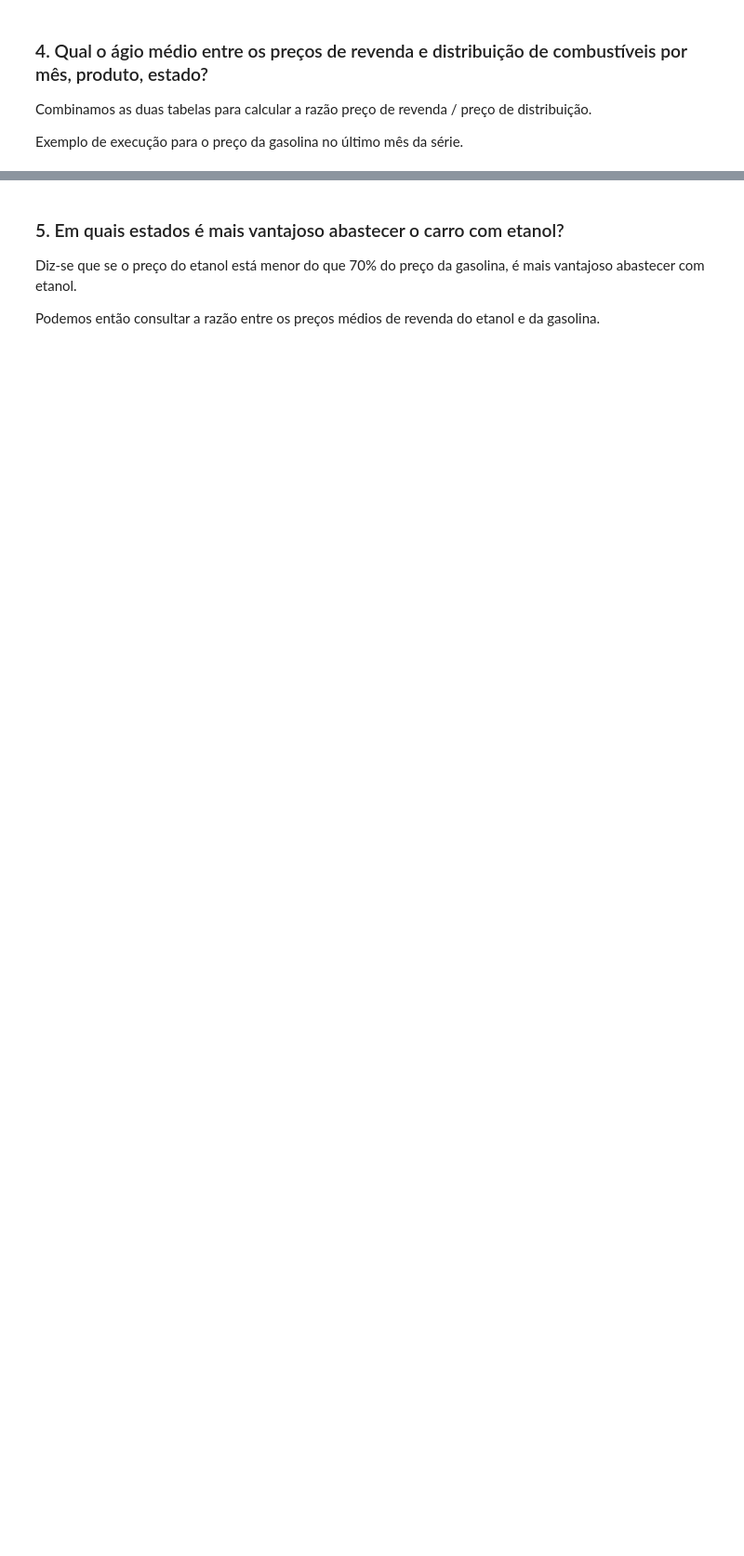
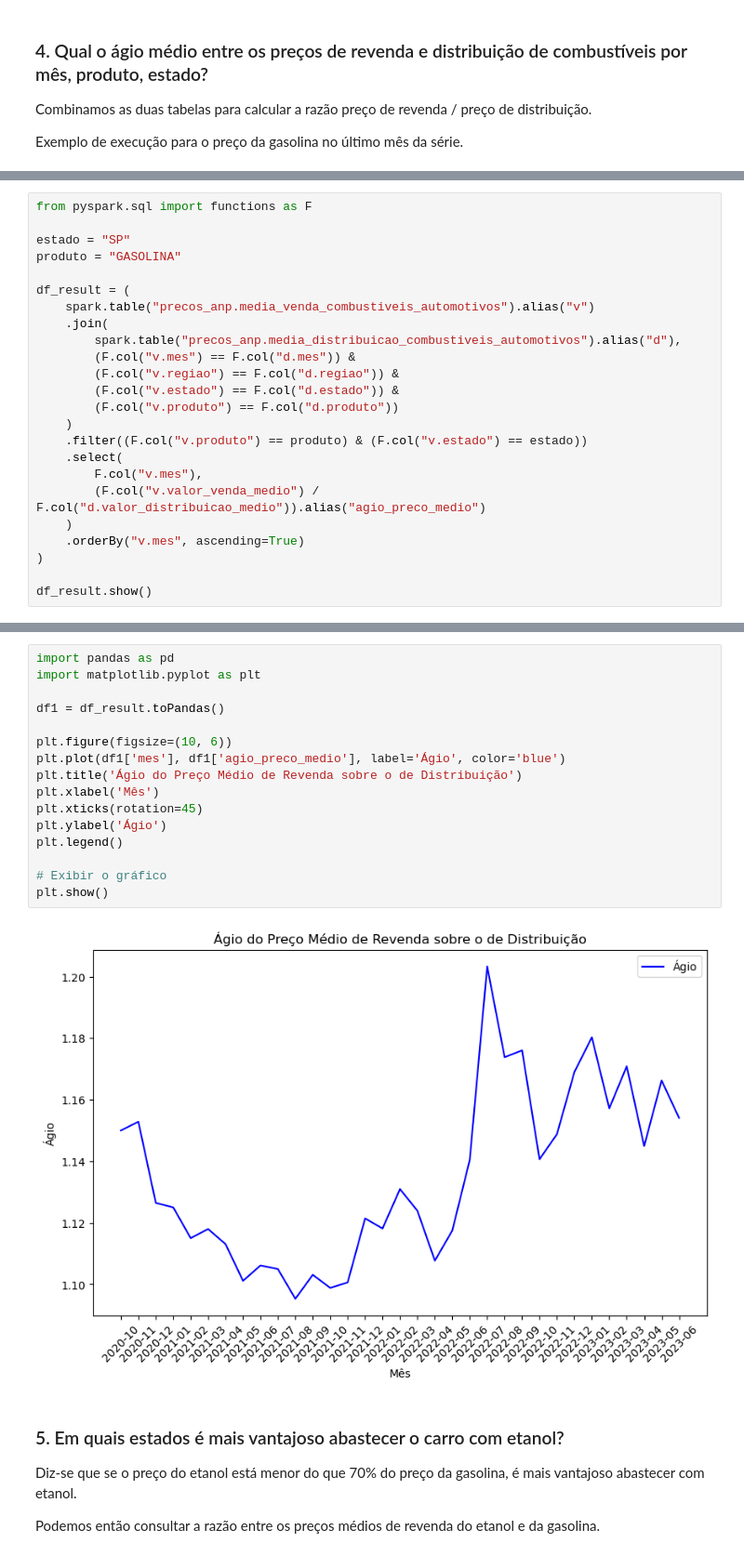
Before and after one commit to pinei/pyspark-precos-combustiveis, a Jupyter notebook: analise-dados.ipynb, the cells around one changed output, grey strips where cells are left out. Shown at 93% size. Saved outputs shown, nothing was run; the diff lists cells and outputs as text; blank space fills up the shorter version.

Commit message:
Ágio

```diff
--- a/analise-dados.ipynb
+++ b/analise-dados.ipynb
@@ -916,0 +921,24 @@ only showing top 20 rows
+# %%
+from pyspark.sql import functions as F
+
+estado = "SP"
+produto = "GASOLINA"
+
+df_result = (
+    spark.table("precos_anp.media_venda_combustiveis_automotivos").alias("v")
+    .join(
+        spark.table("precos_anp.media_distribuicao_combustiveis_automotivos").alias("d"),
+        (F.col("v.mes") == F.col("d.mes")) &
+        (F.col("v.regiao") == F.col("d.regiao")) &
+        (F.col("v.estado") == F.col("d.estado")) &
+        (F.col("v.produto") == F.col("d.produto"))
+    )
+    .filter((F.col("v.produto") == produto) & (F.col("v.estado") == estado))
+    .select(
+        F.col("v.mes"),
+        (F.col("v.valor_venda_medio") / F.col("d.valor_distribuicao_medio")).alias("agio_preco_medio")
+    )
+    .orderBy("v.mes", ascending=True)
+)
+
+df_result.show()
@@ -917,3 +965,21 @@ only showing top 20 rows
+# %%
+import pandas as pd
+import matplotlib.pyplot as plt
+
+df1 = df_result.toPandas()
+
+plt.figure(figsize=(10, 6))
+plt.plot(df1['mes'], df1['agio_preco_medio'], label='Ágio', color='blue')
+plt.title('Ágio do Preço Médio de Revenda sobre o de Distribuição')
+plt.xlabel('Mês')
+plt.xticks(rotation=45)
+plt.ylabel('Ágio')
+plt.legend()
+
+# Exibir o gráfico
+plt.show()
+# %% [output]
+[figure, added]
 # %% [markdown]
 ### 5. Em quais estados é mais vantajoso abastecer o carro com etanol?
 
```
Also changed, not shown: parts of 4 cells of this notebook.
